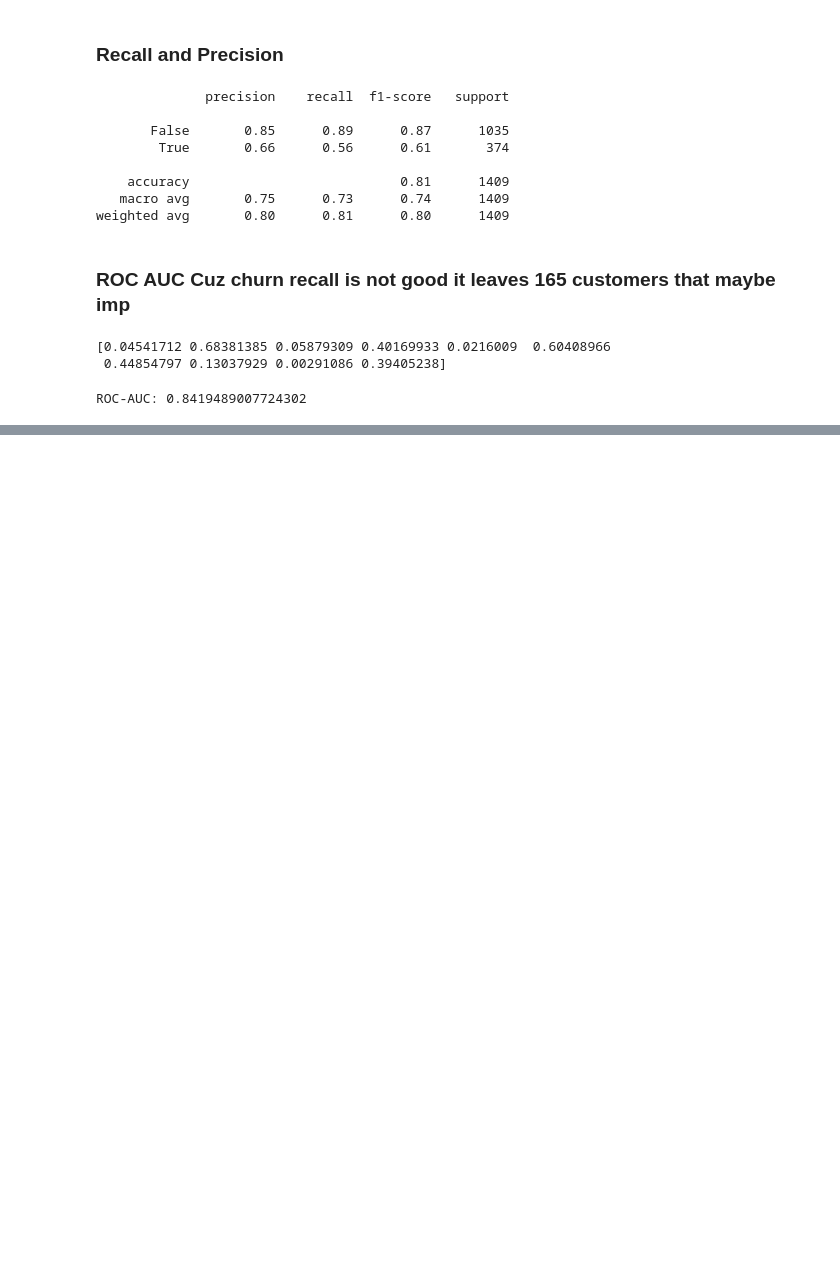
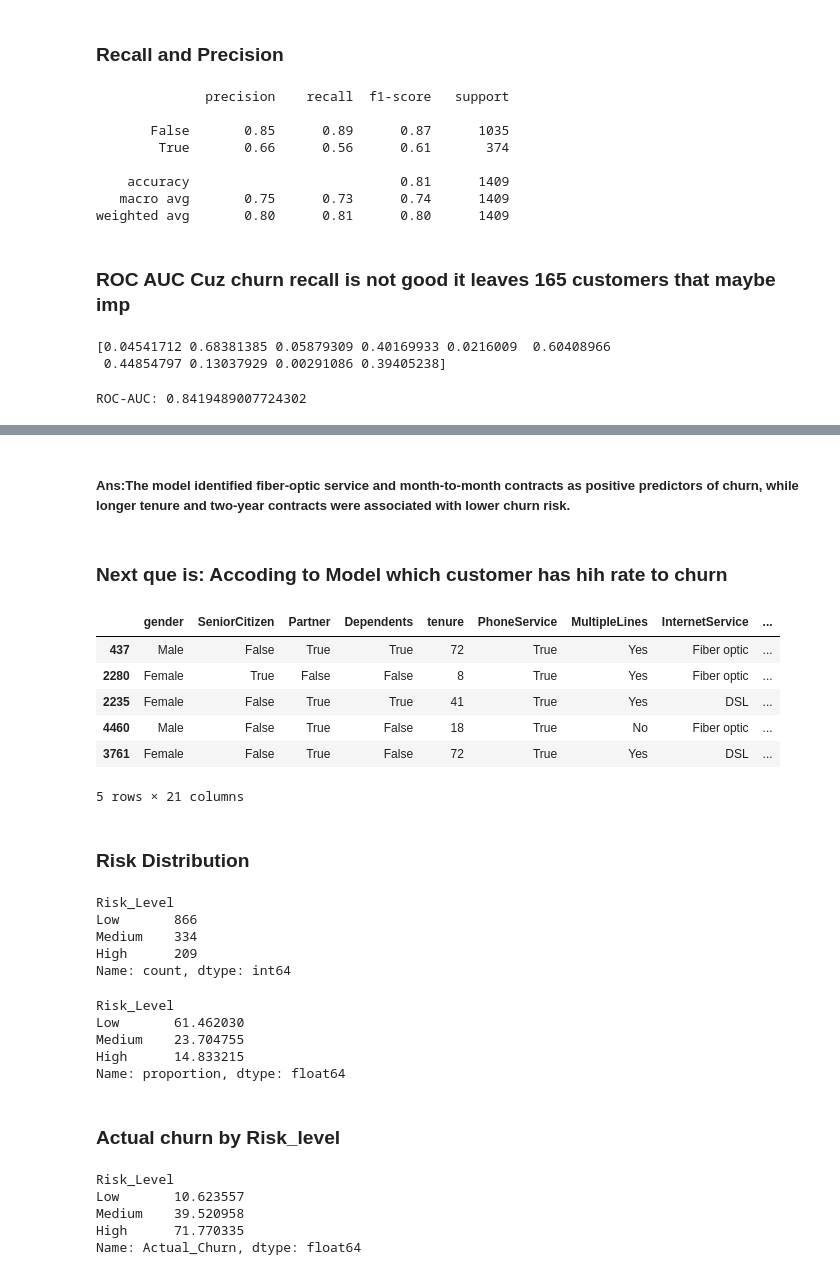
Before and after one commit to Fatima0313/telco-customer-churn-analysis, a Jupyter notebook: churn_Analysis.ipynb, the cells around one changed output, grey strips where cells are left out. Saved outputs shown, nothing was run; the diff lists cells and outputs as text; code cells hidden in the pictures; blank space fills up the shorter version.

Commit message:
Model Traning

```diff
--- a/churn_Analysis.ipynb
+++ b/churn_Analysis.ipynb
@@ -143,3 +137,9 @@ dtype: object
+# %%
+categorical_cols = X.select_dtypes(include=["str"]).columns
+boolean_cols = X.select_dtypes(include=["bool"]).columns
+numerical_cols = X.select_dtypes(
+    include=["int64", "float64"]
+).columns
 # %%
 from sklearn.preprocessing import OneHotEncoder, StandardScaler
 
@@ -236,0 +302,57 @@ ROC-AUC: 0.8419489007724302
+# %% [markdown]
+##### Ans:The model identified fiber-optic service and month-to-month contracts as positive predictors of churn, while longer tenure and two-year contracts were associated with lower churn risk.
+# %% [markdown]
+### Next que is: Accoding to Model which customer has hih rate to churn
+# %%
+y_prob = model.predict_proba(X_test)[:, 1]
+# %%
+risk_df = X_test.copy()
+
+risk_df["Churn_Probability"] = y_prob
+
+risk_df["Risk_Level"] = pd.cut(
+    risk_df["Churn_Probability"],
+    bins=[0, 0.30, 0.60, 1],
+    labels=["Low", "Medium", "High"],
+    include_lowest=True
+)
+
+risk_df.head()
+# %% [output]
+|  | gender | SeniorCitizen | Partner | Dependents | tenure | PhoneService | MultipleLines | InternetService | ... |
+| 437 | Male | False | True | True | 72 | True | Yes | Fiber optic | ... |
+| 2280 | Female | True | False | False | 8 | True | Yes | Fiber optic | ... |
+| 2235 | Female | False | True | True | 41 | True | Yes | DSL | ... |
+| 4460 | Male | False | True | False | 18 | True | No | Fiber optic | ... |
+| 3761 | Female | False | True | False | 72 | True | Yes | DSL | ... |
+5 rows × 21 columns
+# %% [markdown]
+### Risk Distribution
+# %%
+risk_df["Risk_Level"].value_counts()
+# %% [output]
+Risk_Level
+Low       866
+Medium    334
+High      209
+Name: count, dtype: int64
+# %%
+risk_df["Risk_Level"].value_counts(normalize=True) * 100
+# %% [output]
+Risk_Level
+Low       61.462030
+Medium    23.704755
+High      14.833215
+Name: proportion, dtype: float64
+# %% [markdown]
+### Actual churn by Risk_level
+# %%
+risk_df["Actual_Churn"] = y_test.values
+
+risk_df.groupby("Risk_Level")["Actual_Churn"].mean() * 100
+# %% [output]
+Risk_Level
+Low       10.623557
+Medium    39.520958
+High      71.770335
+Name: Actual_Churn, dtype: float64
```
Also changed, not shown: parts of 25 cells of this notebook.
